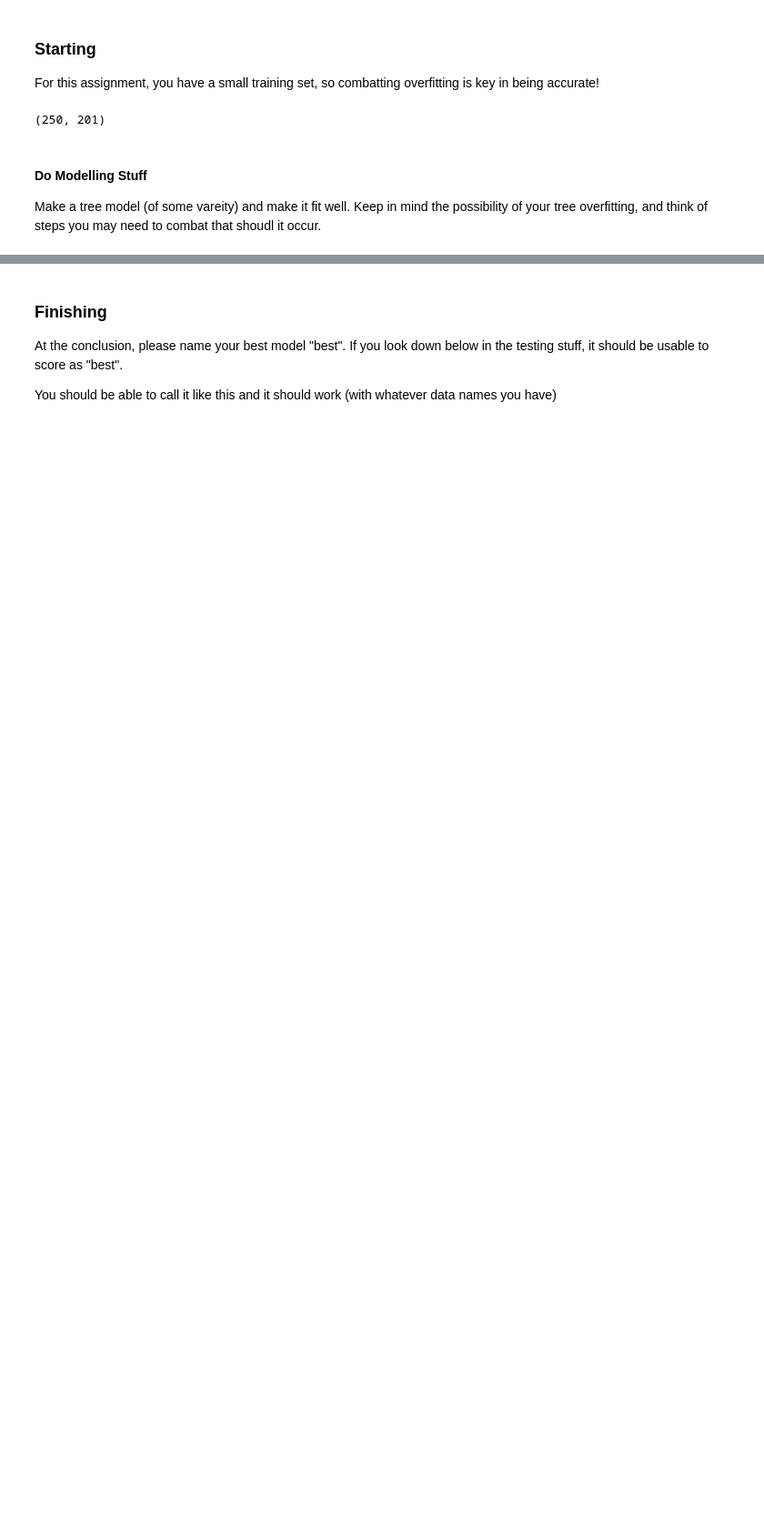
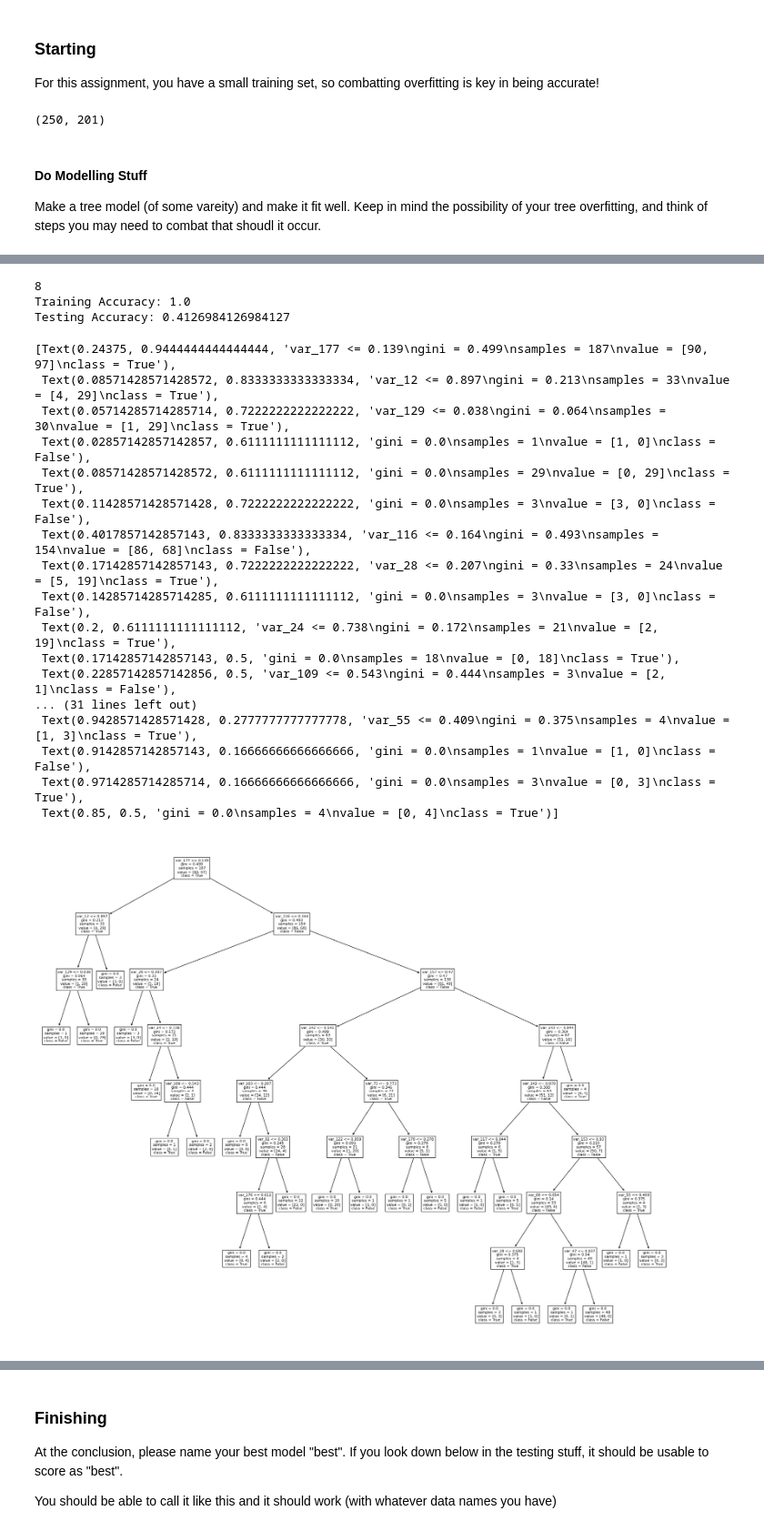
Before and after one commit to twelsah2011/ItML_Asn_1_Students, a Jupyter notebook: part2_start.ipynb, the cells around one changed output, grey strips where cells are left out. Shown at 91% size. Saved outputs shown, nothing was run; the diff lists cells and outputs as text; code cells hidden in the pictures; blank space fills up the shorter version.

```diff
--- a/part2_start.ipynb
+++ b/part2_start.ipynb
@@ -70,0 +79,4 @@ y=df[target}.values()
+# %%
+for i in df.columns:
+    df[i] = df[i].astype('category')
+df.info()
@@ -70,0 +105,40 @@ y=df[target}.values()
+# %%
+from sklearn.tree import DecisionTreeClassifier
+from sklearn.preprocessing import StandardScaler
+from sklearn.model_selection import train_test_split
+from sklearn.pipeline import Pipeline
+
+y = df['target']
+x = df.drop(columns = {'target'})
+
+x_train, x_test, y_train, y_test = train_test_split(x, y)
+
+clf = DecisionTreeClassifier(random_state = 0)
+clf = clf.fit(x_train, y_train)
+print(clf.get_depth())
+print("Training Accuracy:", clf.score(x_train, y_train))
+print("Testing Accuracy:", clf.score(x_test, y_test))
+plt.figure(figsize=(25,20))
+plot_tree(clf, feature_names=df.columns[:-1], class_names=["False","True"])
+# %% [output]
+8
+Training Accuracy: 1.0
+Testing Accuracy: 0.4126984126984127
+[Text(0.24375, 0.9444444444444444, 'var_177 <= 0.139\ngini = 0.499\nsamples = 187\nvalue = [90, 97]\nclass = True'),
+ Text(0.08571428571428572, 0.8333333333333334, 'var_12 <= 0.897\ngini = 0.213\nsamples = 33\nvalue = [4, 29]\nclass = True'),
+ Text(0.05714285714285714, 0.7222222222222222, 'var_129 <= 0.038\ngini = 0.064\nsamples = 30\nvalue = [1, 29]\nclass = True'),
+ Text(0.02857142857142857, 0.6111111111111112, 'gini = 0.0\nsamples = 1\nvalue = [1, 0]\nclass = False'),
+ Text(0.08571428571428572, 0.6111111111111112, 'gini = 0.0\nsamples = 29\nvalue = [0, 29]\nclass = True'),
+ Text(0.11428571428571428, 0.7222222222222222, 'gini = 0.0\nsamples = 3\nvalue = [3, 0]\nclass = False'),
+ Text(0.4017857142857143, 0.8333333333333334, 'var_116 <= 0.164\ngini = 0.493\nsamples = 154\nvalue = [86, 68]\nclass = False'),
+ Text(0.17142857142857143, 0.7222222222222222, 'var_28 <= 0.207\ngini = 0.33\nsamples = 24\nvalue = [5, 19]\nclass = True'),
+ Text(0.14285714285714285, 0.6111111111111112, 'gini = 0.0\nsamples = 3\nvalue = [3, 0]\nclass = False'),
+ Text(0.2, 0.6111111111111112, 'var_24 <= 0.738\ngini = 0.172\nsamples = 21\nvalue = [2, 19]\nclass = True'),
+ Text(0.17142857142857143, 0.5, 'gini = 0.0\nsamples = 18\nvalue = [0, 18]\nclass = True'),
+ Text(0.22857142857142856, 0.5, 'var_109 <= 0.543\ngini = 0.444\nsamples = 3\nvalue = [2, 1]\nclass = False'),
+... (31 lines left out)
+ Text(0.9428571428571428, 0.2777777777777778, 'var_55 <= 0.409\ngini = 0.375\nsamples = 4\nvalue = [1, 3]\nclass = True'),
+ Text(0.9142857142857143, 0.16666666666666666, 'gini = 0.0\nsamples = 1\nvalue = [1, 0]\nclass = False'),
+ Text(0.9714285714285714, 0.16666666666666666, 'gini = 0.0\nsamples = 3\nvalue = [0, 3]\nclass = True'),
+ Text(0.85, 0.5, 'gini = 0.0\nsamples = 4\nvalue = [0, 4]\nclass = True')]
+[figure, added]
```
Also changed, not shown: parts of 17 cells of this notebook, 1 other file.
